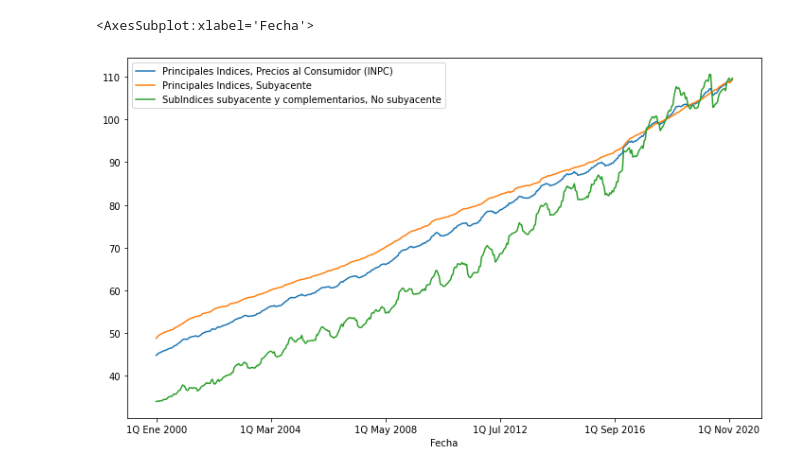
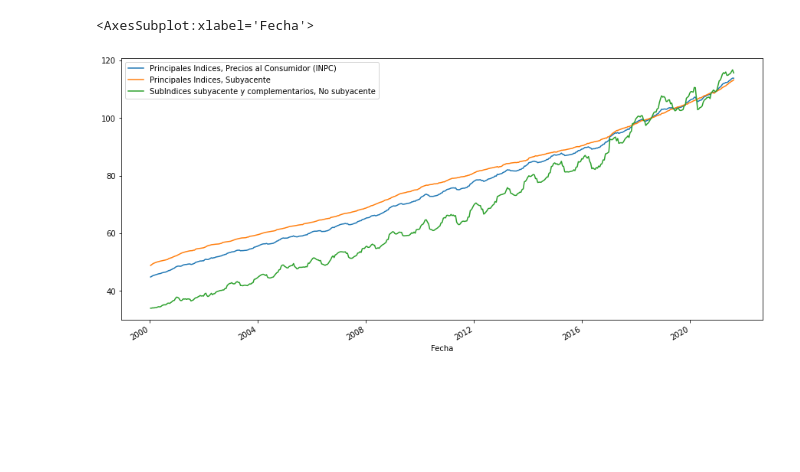
Before and after one commit to IquiBalamHM/hackmty-2021, a Jupyter notebook: jamir/model.ipynb, the cells around one changed output. Drawn from its saved outputs; the diff is of its cells as text; code cells hidden in the pictures; blank space fills up the shorter version.

Commit message:
Added date.

```diff
--- a/jamir/model.ipynb
+++ b/jamir/model.ipynb
@@ -25,0 +6,5 @@ print(inflation)
+# %%
+inflation_train = pd.read_csv("./../data/trainset.csv")
+inflation_train["Fecha"] = pd.Series(pd.date_range('2000-01-15', periods=inflation_train.shape[0], freq='SM').normalize(), name='Date')
+inflation_train.set_index('Fecha')
+inflation_train.plot(x="Fecha", figsize=(15, 7))
@@ -25,0 +14,5 @@ print(inflation)
+# %%
+inflation_test = pd.read_csv("./../data/testset.csv")
+inflation_test["Fecha"] = pd.Series(pd.date_range('2021-01-15', periods=inflation_train.shape[0], freq='SM').normalize(), name='Date')
+inflation_test.set_index('Fecha')
+inflation_test.plot(x="Fecha", figsize=(15, 7))
@@ -26,6 +22,6 @@ print(inflation)
 # %%
-
-inflation.plot(x="Fecha", figsize=(12, 7))
+inflation_total_dataset = inflation_train.append(inflation_test, ignore_index=True)
+inflation_total_dataset.plot(x="Fecha", figsize=(15, 7))
 # %% [output]
 <AxesSubplot:xlabel='Fecha'>
-[figure, old version]
+[figure, new version]
```
Also changed, not shown: parts of 14 cells of this notebook.
